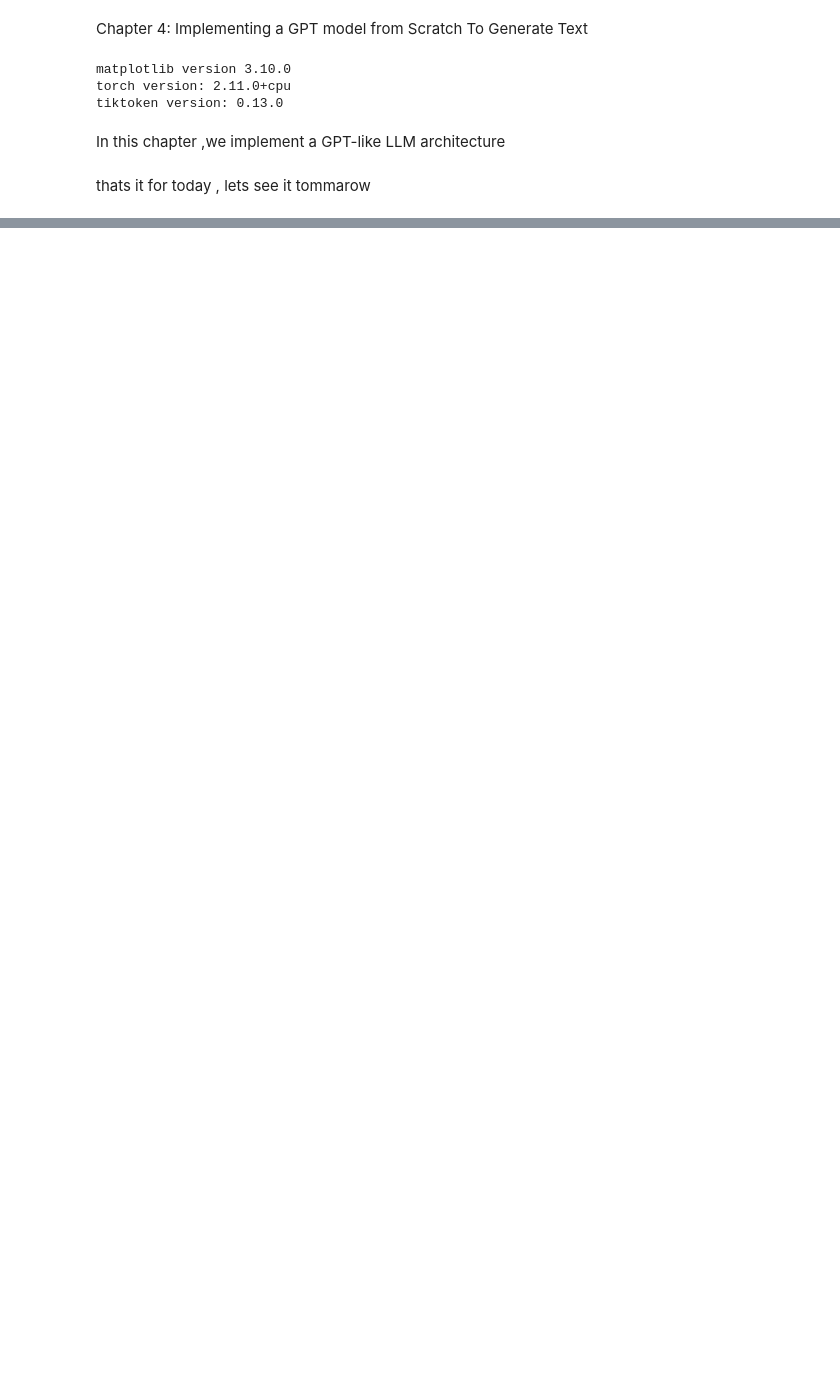
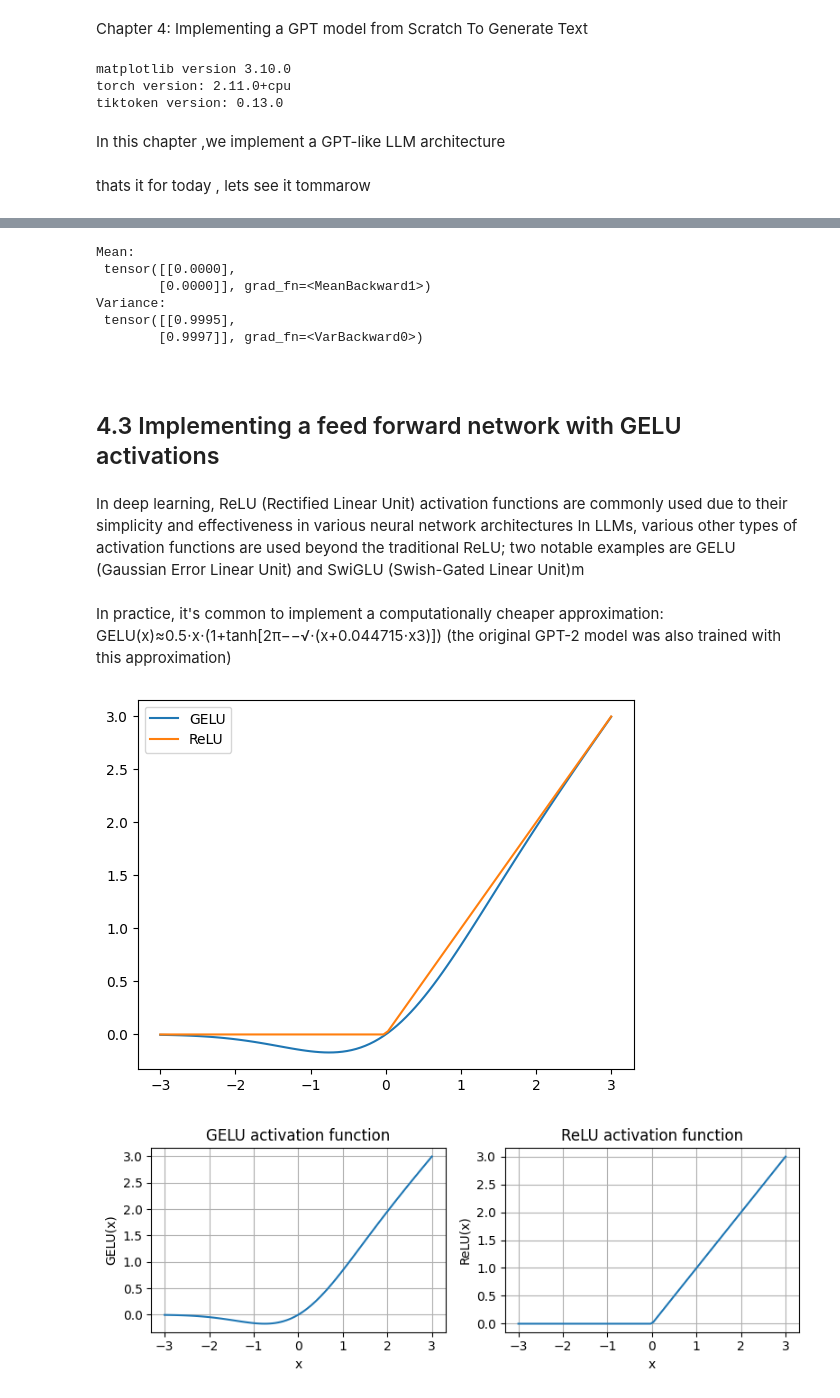
Before and after one commit to arjjunSharma/MyOwnLLM, a Jupyter notebook: ch04/MainChapterCode/ch04Main.ipynb, the cells around one changed output, grey strips where cells are left out. Drawn from its saved outputs; the diff is of its cells as text; code cells hidden in the pictures; blank space fills up the shorter version.

Commit message:
Implementing a GPT model from Scratch,Normalizing activations with Layer Normalization,Implementing Feed Forward Network with GELU Activations

```diff
--- a/ch04/MainChapterCode/ch04Main.ipynb
+++ b/ch04/MainChapterCode/ch04Main.ipynb
@@ -58,0 +187,60 @@ thats it for  today  , lets see it tommarow
+# %%
+mean - out_ln.mean(dim=-1,  keepdim=True)
+var= out_ln.var(dim=-1 , unbiased =False , keepdim = True)
+print("Mean:\n", mean)
+print("Variance:\n", var)
+# %% [output]
+Mean:
+ tensor([[0.0000],
+        [0.0000]], grad_fn=<MeanBackward1>)
+Variance:
+ tensor([[0.9995],
+        [0.9997]], grad_fn=<VarBackward0>)
+# %% [markdown]
+&nbsp;
+## 4.3 Implementing a feed forward network with GELU activations
+# %% [markdown]
+In deep learning, ReLU (Rectified Linear Unit) activation functions are commonly used due to their simplicity and effectiveness in various neural network architectures
+In LLMs, various other types of activation functions are used beyond the traditional ReLU; two notable examples are GELU (Gaussian Error Linear Unit) and SwiGLU (Swish-Gated Linear Unit)m
+# %% [markdown]
+
+
+In practice, it's common to implement a computationally cheaper approximation:  GELU(x)≈0.5⋅x⋅(1+tanh[2π−−√⋅(x+0.044715⋅x3)])  (the original GPT-2 model was also trained with this approximation)
+# %%
+class GELU(nn.Module):
+  def __init__(self):
+    super().__init__()
+
+  def forward(self , x):
+    return 0.5* x * (1 + torch.tanh(
+            torch.sqrt(torch.tensor(2.0 / torch.pi)) *
+            (x + 0.044715 * torch.pow(x, 3))
+        ))
+# %%
+import matplotlib.pyplot as plt
+gelu, relu = GELU() , nn.ReLU()
+
+#Some sample data
+
+x=torch.linspace(-3,3,100)
+y_gelu = gelu(x)
+y_relu = relu(x)
+
+plt.plot(x.numpy(), y_gelu.numpy(), label='GELU')
+plt.plot(x.numpy(), y_relu.numpy(), label='ReLU')
+plt.legend()
+
+plt.figure(figsize=(8, 3))
+for i, (y, label) in enumerate(zip([y_gelu, y_relu], ["GELU", "ReLU"]), 1):
+    plt.subplot(1, 2, i)
+    plt.plot(x, y)
+    plt.title(f"{label} activation function")
+    plt.xlabel("x")
+    plt.ylabel(f"{label}(x)")
+    plt.grid(True)
+
+plt.tight_layout()
+plt.show()
+# %% [output]
+[figure, added]
+[figure, added]
```
Also changed, not shown: parts of 32 cells of this notebook.
